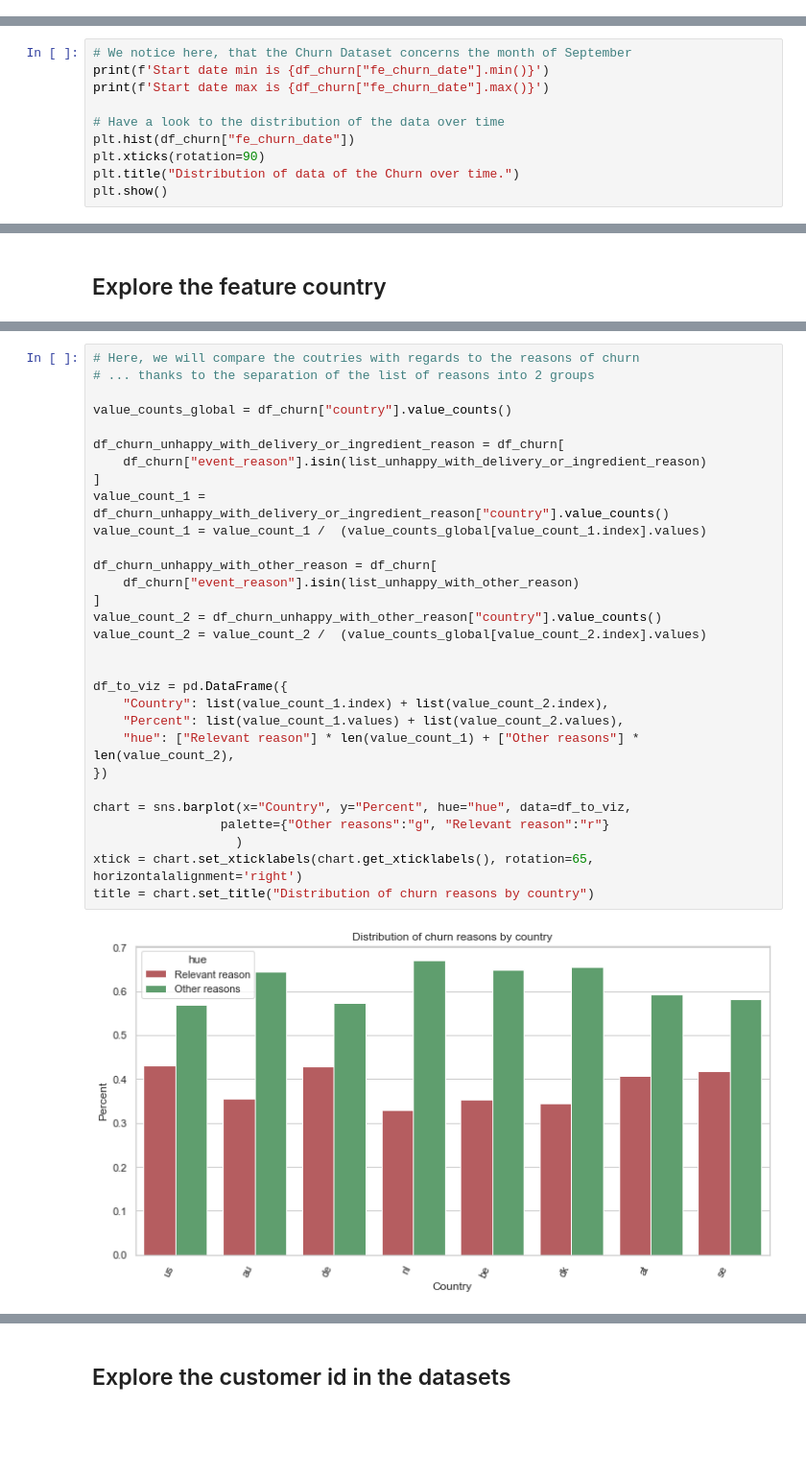
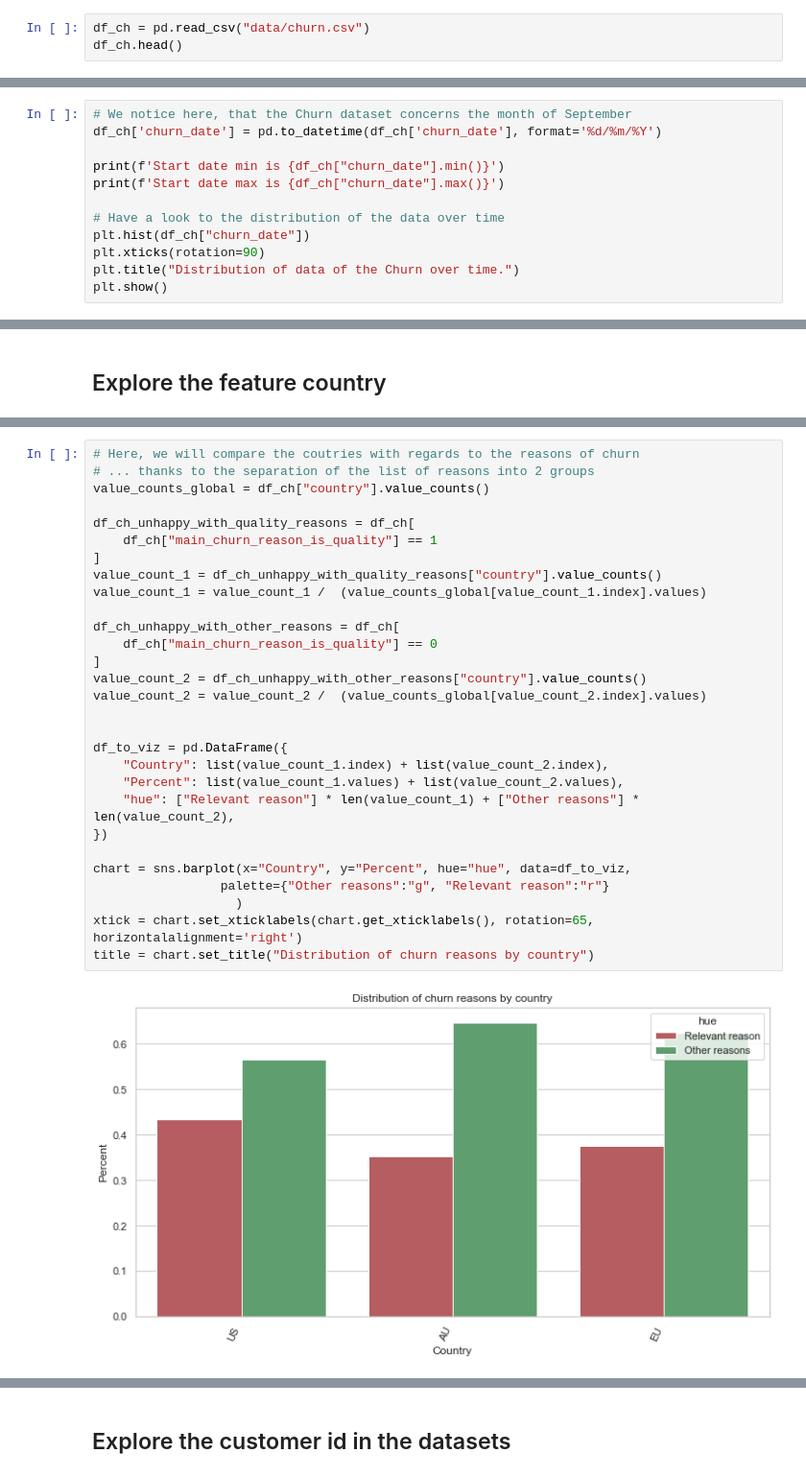
Before and after one commit to nbelaid/nbelaid.github.io, a Jupyter notebook: dev/customer_churn/customer_churn.ipynb, the cells around one changed output, grey strips where cells are left out. Shown at 96% size. Drawn from its saved outputs; the diff is of its cells as text; blank space fills up the shorter version.

Commit message:
add customer churn study

```diff
--- a/dev/customer_churn/customer_churn.ipynb
+++ b/dev/customer_churn/customer_churn.ipynb
@@ -238,0 +83,3 @@ df_churn.describe(include="all")
+# %%
+df_ch = pd.read_csv("data/churn.csv")
+df_ch.head()
@@ -278,10 +114,12 @@ df_churn.drop(columns=["churn_date"], inplace=True)
 # %%
-# We notice here, that the Churn Dataset concerns the month of September
-print(f'Start date min is {df_churn["fe_churn_date"].min()}')
-print(f'Start date max is {df_churn["fe_churn_date"].max()}')
+# We notice here, that the Churn dataset concerns the month of September
+df_ch['churn_date'] = pd.to_datetime(df_ch['churn_date'], format='%d/%m/%Y')
+
+print(f'Start date min is {df_ch["churn_date"].min()}')
+print(f'Start date max is {df_ch["churn_date"].max()}')
 
 # Have a look to the distribution of the data over time
-plt.hist(df_churn["fe_churn_date"])
+plt.hist(df_ch["churn_date"])
 plt.xticks(rotation=90)
 plt.title("Distribution of data of the Churn over time.")
 plt.show()
@@ -493,33 +140,32 @@ Name: country, dtype: int64
 # %%
 # Here, we will compare the coutries with regards to the reasons of churn
 # ... thanks to the separation of the list of reasons into 2 groups
+value_counts_global = df_ch["country"].value_counts()
 
-value_counts_global = df_churn["country"].value_counts()
-
-df_churn_unhappy_with_delivery_or_ingredient_reason = df_churn[
-    df_churn["event_reason"].isin(list_unhappy_with_delivery_or_ingredient_reason)
+df_ch_unhappy_with_quality_reasons = df_ch[
+    df_ch["main_churn_reason_is_quality"] == 1
 ]
-value_count_1 = df_churn_unhappy_with_delivery_or_ingredient_reason["country"].value_counts()
+value_count_1 = df_ch_unhappy_with_quality_reasons["country"].value_counts()
 value_count_1 = value_count_1 /  (value_counts_global[value_count_1.index].values)
 
-df_churn_unhappy_with_other_reason = df_churn[
-    df_churn["event_reason"].isin(list_unhappy_with_other_reason)
+df_ch_unhappy_with_other_reasons = df_ch[
+    df_ch["main_churn_reason_is_quality"] == 0
 ]
-value_count_2 = df_churn_unhappy_with_other_reason["country"].value_counts()
+value_count_2 = df_ch_unhappy_with_other_reasons["country"].value_counts()
 value_count_2 = value_count_2 /  (value_counts_global[value_count_2.index].values)
 
 
 df_to_viz = pd.DataFrame({
     "Country": list(value_count_1.index) + list(value_count_2.index),
     "Percent": list(value_count_1.values) + list(value_count_2.values),
     "hue": ["Relevant reason"] * len(value_count_1) + ["Other reasons"] * len(value_count_2),
 })
 
 chart = sns.barplot(x="Country", y="Percent", hue="hue", data=df_to_viz,
                  palette={"Other reasons":"g", "Relevant reason":"r"}
                    )
 xtick = chart.set_xticklabels(chart.get_xticklabels(), rotation=65, horizontalalignment='right')
 title = chart.set_title("Distribution of churn reasons by country")
 # %% [output]
-[figure, old version]
+[figure, new version]
 # %% [markdown]
```
Also changed, not shown: parts of 136 cells of this notebook, 16 other files.
